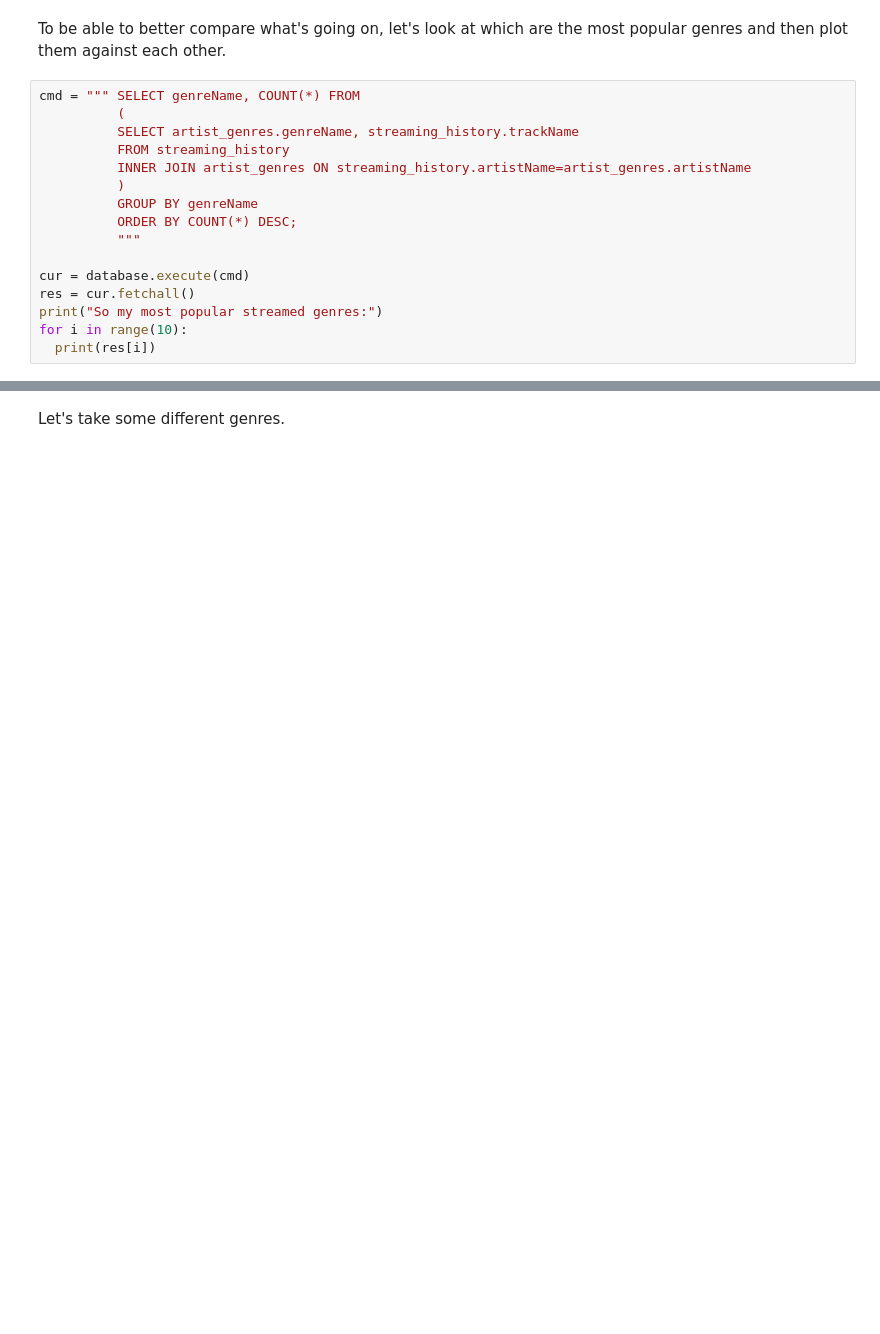
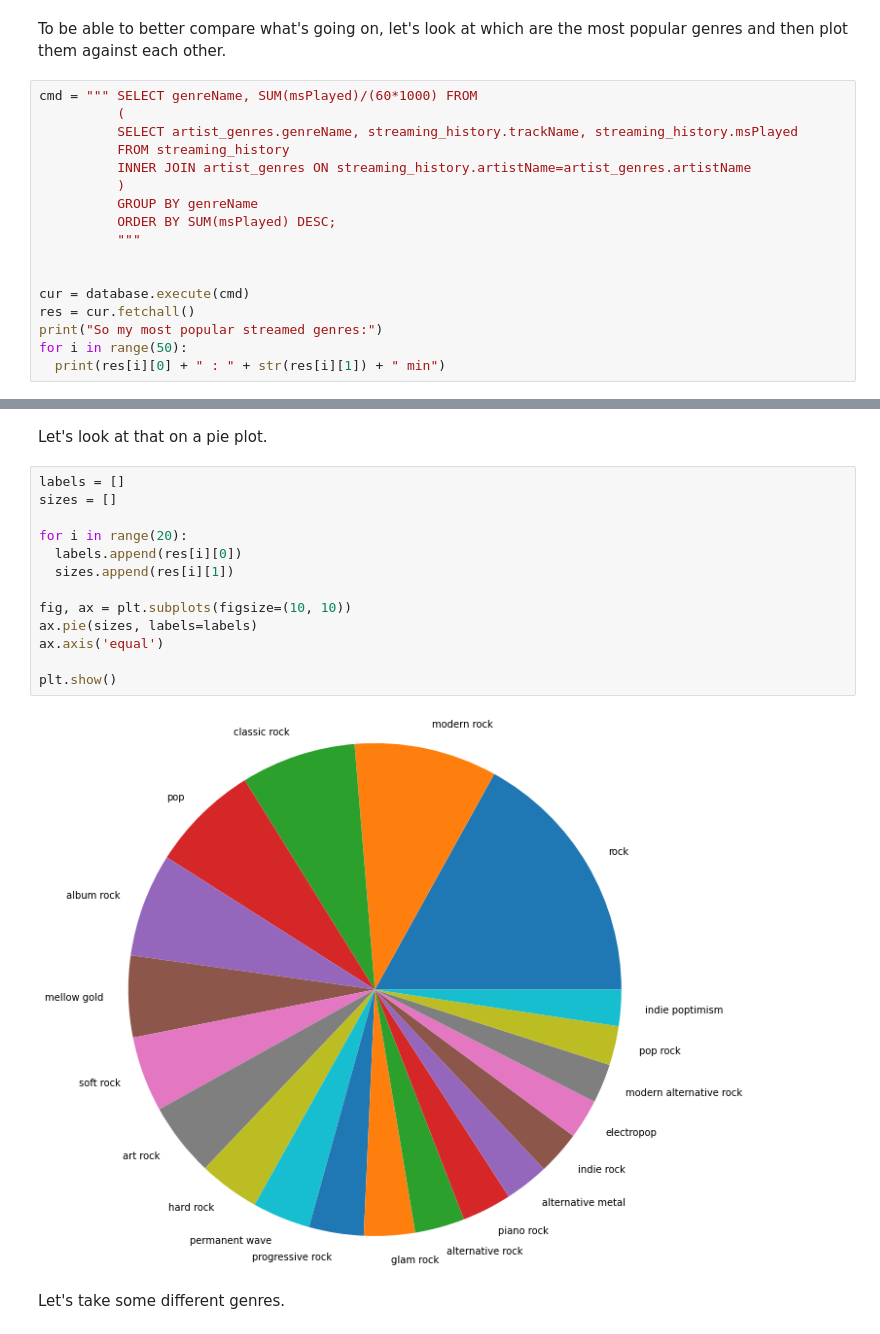
Before and after one commit to TimoBl/Spotify-Data-Analysis, a Jupyter notebook: Spotify_Data_Analysis.ipynb, the cells around one changed output, grey strips where cells are left out. Cells and saved outputs as stored; diff of their text form; blank space fills up the shorter version.

```diff
--- a/Spotify_Data_Analysis.ipynb
+++ b/Spotify_Data_Analysis.ipynb
@@ -184,20 +186,21 @@ plotHourlyStreamingHistory(heavy_metal_hourly_history)
 # %% [markdown]
 To be able to better compare what's going on, let's look at which are the most popular genres and then plot them against each other.
 # %%
-cmd = """ SELECT genreName, COUNT(*) FROM
+cmd = """ SELECT genreName, SUM(msPlayed)/(60*1000) FROM
           (
-          SELECT artist_genres.genreName, streaming_history.trackName
+          SELECT artist_genres.genreName, streaming_history.trackName, streaming_history.msPlayed
           FROM streaming_history
           INNER JOIN artist_genres ON streaming_history.artistName=artist_genres.artistName
           )
           GROUP BY genreName
-          ORDER BY COUNT(*) DESC;
+          ORDER BY SUM(msPlayed) DESC;
           """
+
 
 cur = database.execute(cmd)
 res = cur.fetchall()
 print("So my most popular streamed genres:")
-for i in range(10):
-  print(res[i])
+for i in range(50):
+  print(res[i][0] + " : " + str(res[i][1]) + " min")
 # %% [output]
 So my most popular streamed genres:
@@ -214,3 +223,20 @@ So my most popular streamed genres:
+# %% [markdown]
+Let's look at that on a pie plot.
+# %%
+labels = []
+sizes = []
+
+for i in range(20):
+  labels.append(res[i][0])
+  sizes.append(res[i][1])
+
+fig, ax = plt.subplots(figsize=(10, 10))
+ax.pie(sizes, labels=labels)
+ax.axis('equal')
+
+plt.show()
+# %% [output]
+[figure, added]
 # %% [markdown]
 Let's take some different genres.
 # %%
```
Also changed, not shown: parts of 37 cells of this notebook.
